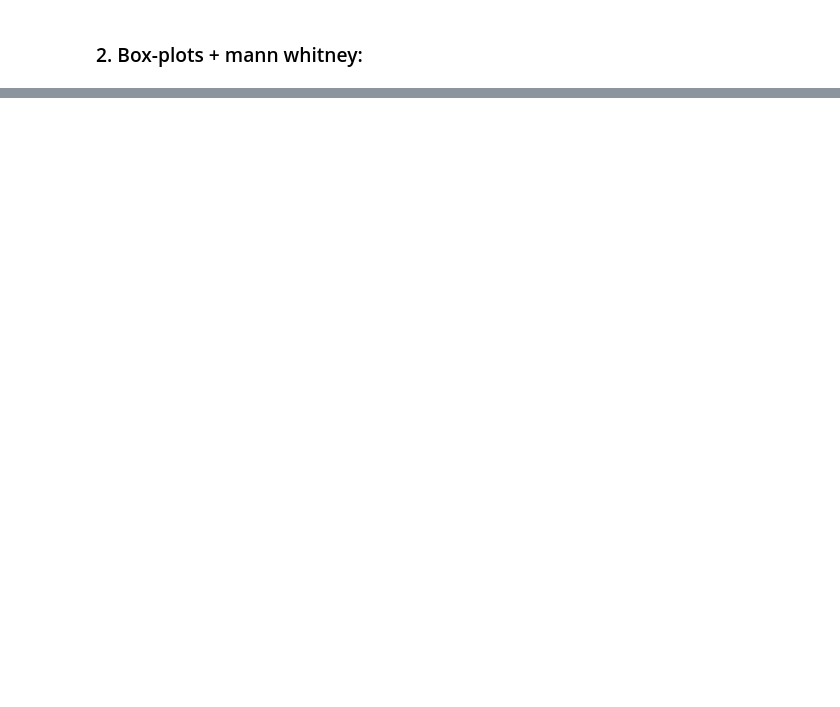
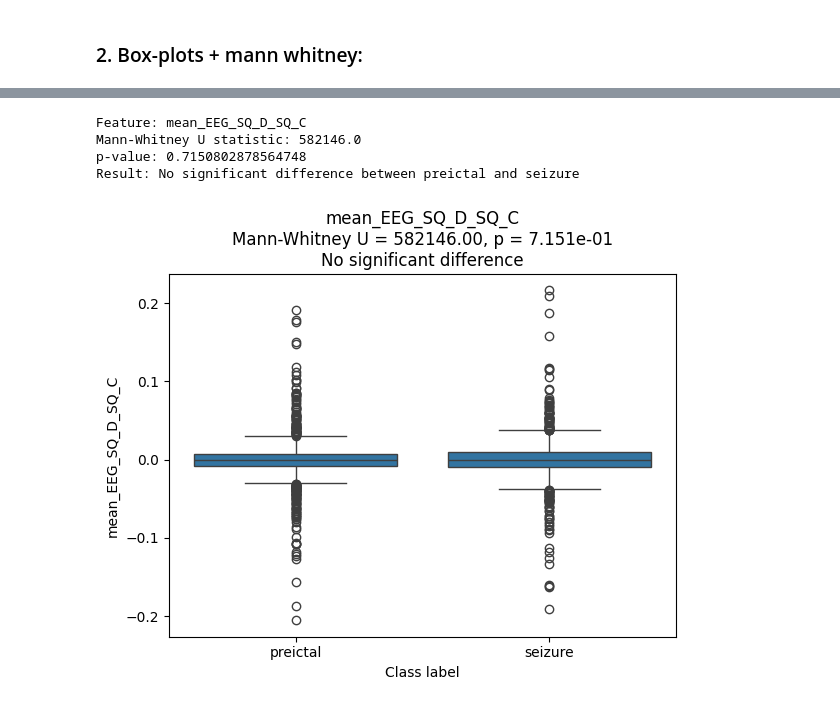
Before and after one commit to tomas0899/FoundationModel_EEG_Dissertation, a Jupyter notebook: Main_project/src/test_and_develop/2_Feature_extraction/Stats_test30042026.ipynb, the cells around one changed output, grey strips where cells are left out. Saved outputs shown, nothing was run; the diff lists cells and outputs as text; code cells hidden in the pictures; blank space fills up the shorter version.

Commit message:
stats improval

```diff
--- a/Main_project/src/test_and_develop/2_Feature_extraction/Stats_test30042026.ipynb
+++ b/Main_project/src/test_and_develop/2_Feature_extraction/Stats_test30042026.ipynb
@@ -153,0 +292,53 @@ plt.show()
+# %%
+# -------------------------------
+# Mann-Whitney U test for one feature
+# -------------------------------
+
+stat, p_value = mannwhitneyu(
+    preictal_values,
+    seizure_values,
+    alternative="two-sided"
+)
+
+print("Feature:", feature)
+print("Mann-Whitney U statistic:", stat)
+print("p-value:", p_value)
+
+if p_value < alpha:
+    print("Result: Significant difference between preictal and seizure")
+else:
+    print("Result: No significant difference between preictal and seizure")
+    # -------------------------------
+# Boxplot + Mann-Whitney result in title
+# -------------------------------
+
+if p_value < alpha:
+    test_result = "Significant difference"
+else:
+    test_result = "No significant difference"
+
+plt.figure(figsize=(6, 5))
+
+sns.boxplot(
+    data=df_plot,
+    x="label",
+    y="value"
+)
+
+plt.title(
+    f"{feature}\n"
+    f"Mann-Whitney U = {stat:.2f}, p = {p_value:.3e}\n"
+    f"{test_result}"
+)
+
+plt.xlabel("Class label")
+plt.ylabel(feature)
+
+plt.tight_layout()
+plt.show()
+# %% [output]
+Feature: mean_EEG_SQ_D_SQ_C
+Mann-Whitney U statistic: 582146.0
+p-value: 0.7150802878564748
+Result: No significant difference between preictal and seizure
+[figure, added]
```
Also changed, not shown: parts of 11 cells of this notebook.
